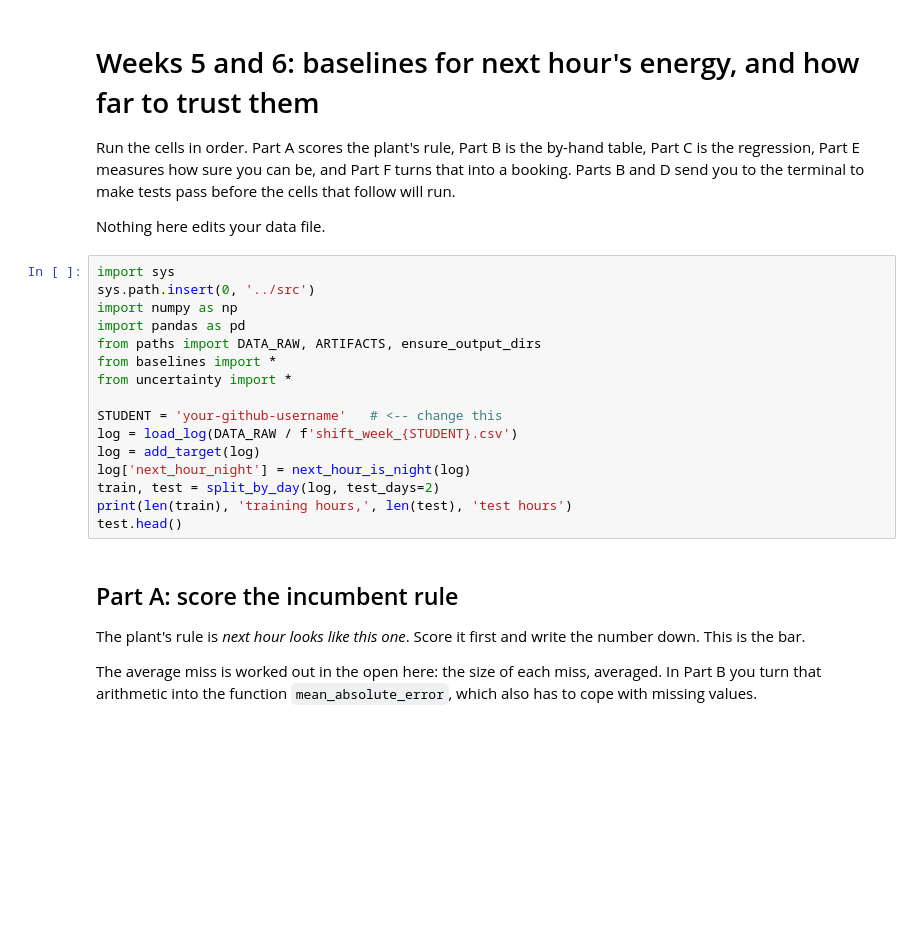
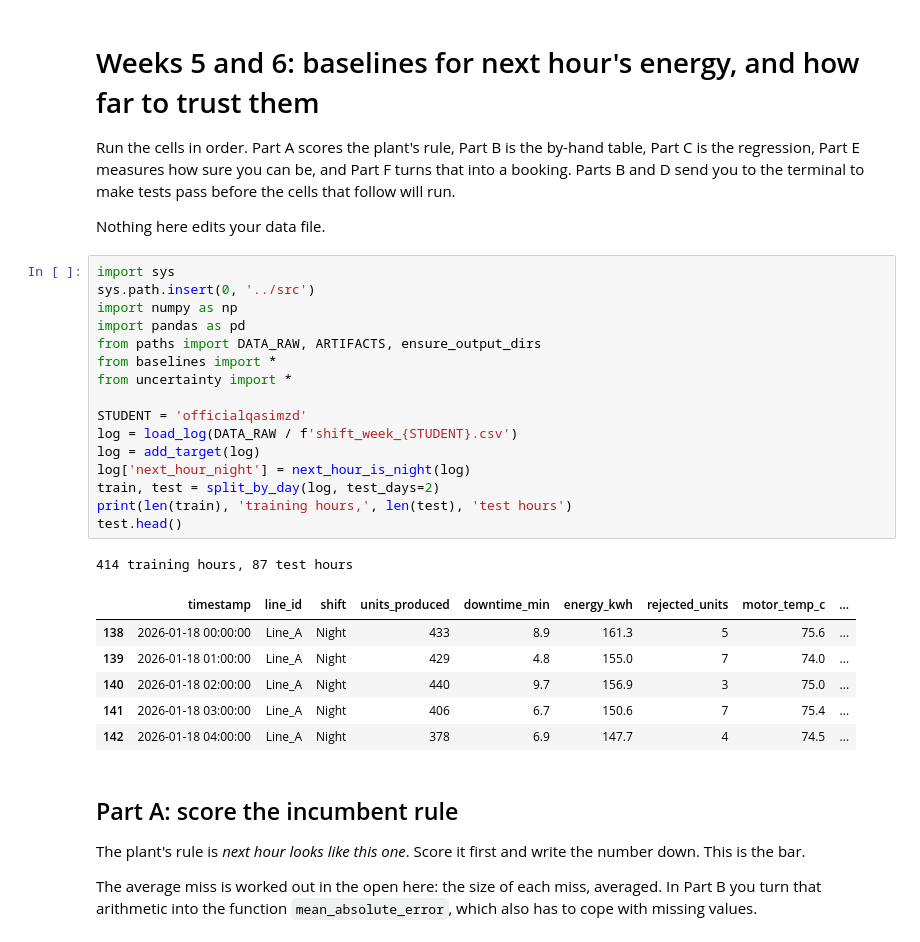
Before and after one commit to officialqasimzd/AIDC, a Jupyter notebook: week 5-6/notebooks/week5_6_baselines_uncertainty.ipynb, the cells around one changed output. Saved outputs shown, nothing was run; the diff lists cells and outputs as text; blank space fills up the shorter version.

```diff
--- a/week 5-6/notebooks/week5_6_baselines_uncertainty.ipynb
+++ b/week 5-6/notebooks/week5_6_baselines_uncertainty.ipynb
@@ -7,19 +7,27 @@ Nothing here edits your data file.
 # %%
 import sys
 sys.path.insert(0, '../src')
 import numpy as np
 import pandas as pd
 from paths import DATA_RAW, ARTIFACTS, ensure_output_dirs
 from baselines import *
 from uncertainty import *
 
-STUDENT = 'your-github-username'   # <-- change this
+STUDENT = 'officialqasimzd'
 log = load_log(DATA_RAW / f'shift_week_{STUDENT}.csv')
 log = add_target(log)
 log['next_hour_night'] = next_hour_is_night(log)
 train, test = split_by_day(log, test_days=2)
 print(len(train), 'training hours,', len(test), 'test hours')
 test.head()
+# %% [output]
+414 training hours, 87 test hours
+|  | timestamp | line_id | shift | units_produced | downtime_min | energy_kwh | rejected_units | motor_temp_c | ... |
+| 138 | 2026-01-18 00:00:00 | Line_A | Night | 433 | 8.9 | 161.3 | 5 | 75.6 | ... |
+| 139 | 2026-01-18 01:00:00 | Line_A | Night | 429 | 4.8 | 155.0 | 7 | 74.0 | ... |
+| 140 | 2026-01-18 02:00:00 | Line_A | Night | 440 | 9.7 | 156.9 | 3 | 75.0 | ... |
+| 141 | 2026-01-18 03:00:00 | Line_A | Night | 406 | 6.7 | 150.6 | 7 | 75.4 | ... |
+| 142 | 2026-01-18 04:00:00 | Line_A | Night | 378 | 6.9 | 147.7 | 4 | 74.5 | ... |
 # %% [markdown]
 ## Part A: score the incumbent rule
 
```
Also changed, not shown: parts of 14 cells of this notebook, 8 other files.
